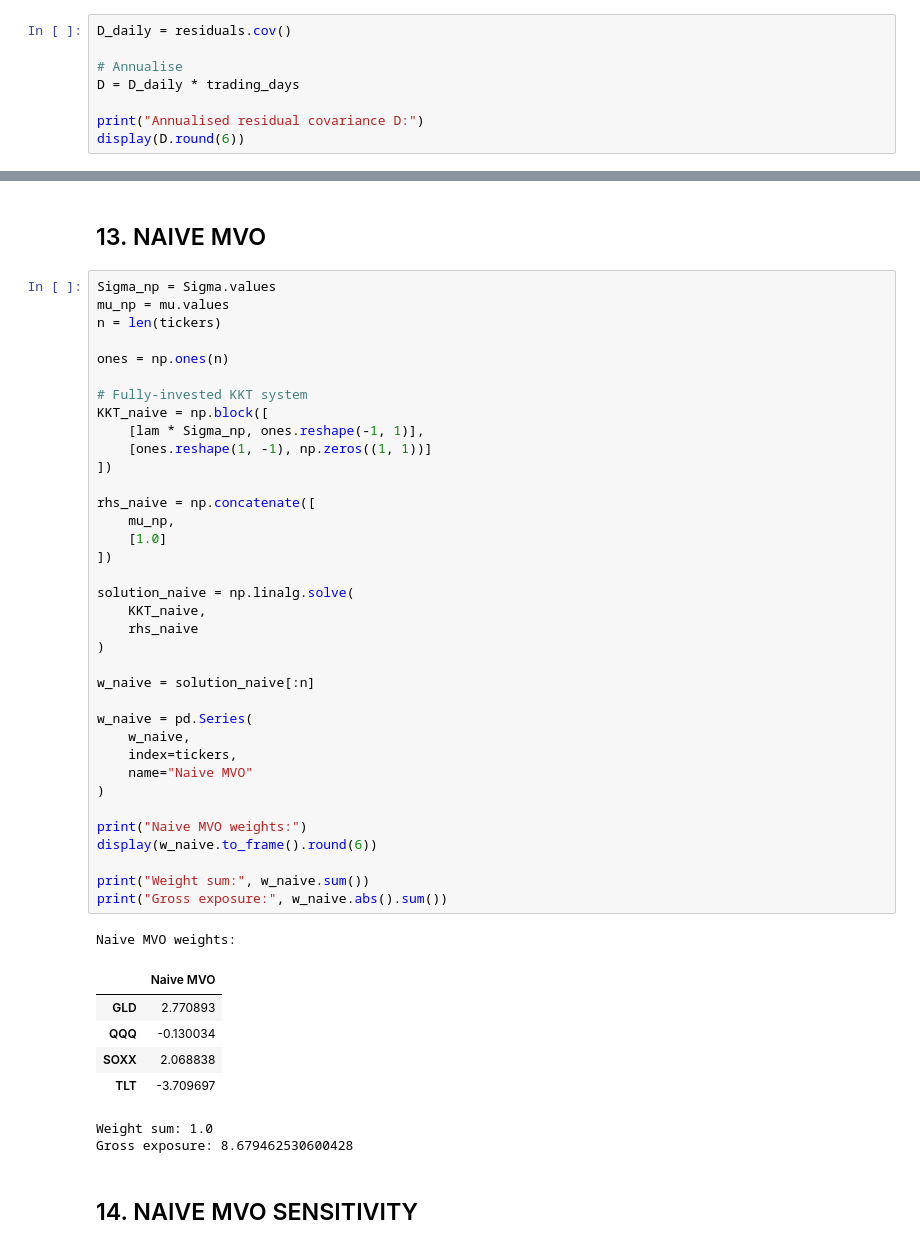
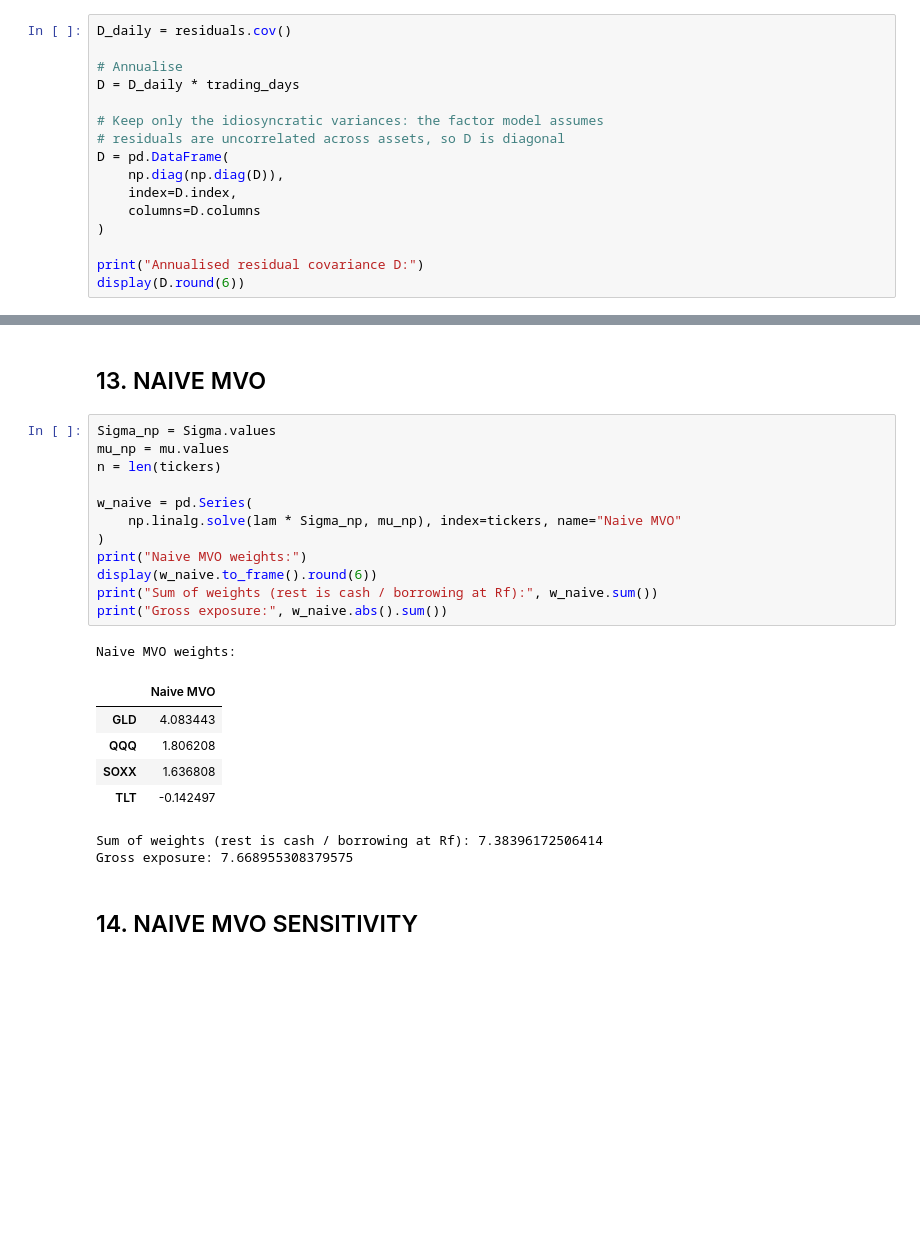
Before and after one commit to cyee02/MQF, a Jupyter notebook: QF600/Assignment 2 - Beta Neutral/Asset Pricing Week 5 assignment -2.ipynb, the cells around one changed output, grey strips where cells are left out. Cells and saved outputs as stored; diff of their text form; blank space fills up the shorter version.

```diff
--- a/QF600/Assignment 2 - Beta Neutral/Asset Pricing Week 5 assignment -2.ipynb
+++ b/QF600/Assignment 2 - Beta Neutral/Asset Pricing Week 5 assignment -2.ipynb
@@ -361,6 +373,14 @@ D_daily = residuals.cov()
 # Annualise
 D = D_daily * trading_days
 
+# Keep only the idiosyncratic variances: the factor model assumes
+# residuals are uncorrelated across assets, so D is diagonal
+D = pd.DataFrame(
+    np.diag(np.diag(D)),
+    index=D.index,
+    columns=D.columns
+)
+
 print("Annualised residual covariance D:")
 display(D.round(6))
 # %% [output]
@@ -513,48 +533,24 @@ RECONSTRUCTED COVARIANCE MATRIX Σ
 # %%
 Sigma_np = Sigma.values
 mu_np = mu.values
 n = len(tickers)
 
-ones = np.ones(n)
-
-# Fully-invested KKT system
-KKT_naive = np.block([
-    [lam * Sigma_np, ones.reshape(-1, 1)],
-    [ones.reshape(1, -1), np.zeros((1, 1))]
-])
-
-rhs_naive = np.concatenate([
-    mu_np,
-    [1.0]
-])
-
-solution_naive = np.linalg.solve(
-    KKT_naive,
-    rhs_naive
+w_naive = pd.Series(
+    np.linalg.solve(lam * Sigma_np, mu_np), index=tickers, name="Naive MVO"
 )
-
-w_naive = solution_naive[:n]
-
-w_naive = pd.Series(
-    w_naive,
-    index=tickers,
-    name="Naive MVO"
-)
-
 print("Naive MVO weights:")
 display(w_naive.to_frame().round(6))
-
-print("Weight sum:", w_naive.sum())
+print("Sum of weights (rest is cash / borrowing at Rf):", w_naive.sum())
 print("Gross exposure:", w_naive.abs().sum())
 # %% [output]
 Naive MVO weights:
 |  | Naive MVO |
-| GLD | 2.770893 |
-| QQQ | -0.130034 |
-| SOXX | 2.068838 |
-| TLT | -3.709697 |
+| GLD | 4.083443 |
+| QQQ | 1.806208 |
+| SOXX | 1.636808 |
+| TLT | -0.142497 |
-Weight sum: 1.0
-Gross exposure: 8.679462530600428
+Sum of weights (rest is cash / borrowing at Rf): 7.38396172506414
+Gross exposure: 7.668955308379575
 # %% [markdown]
 ## 14. NAIVE MVO SENSITIVITY
 # %%
```
Also changed, not shown: parts of 27 cells of this notebook, 9 other files.
